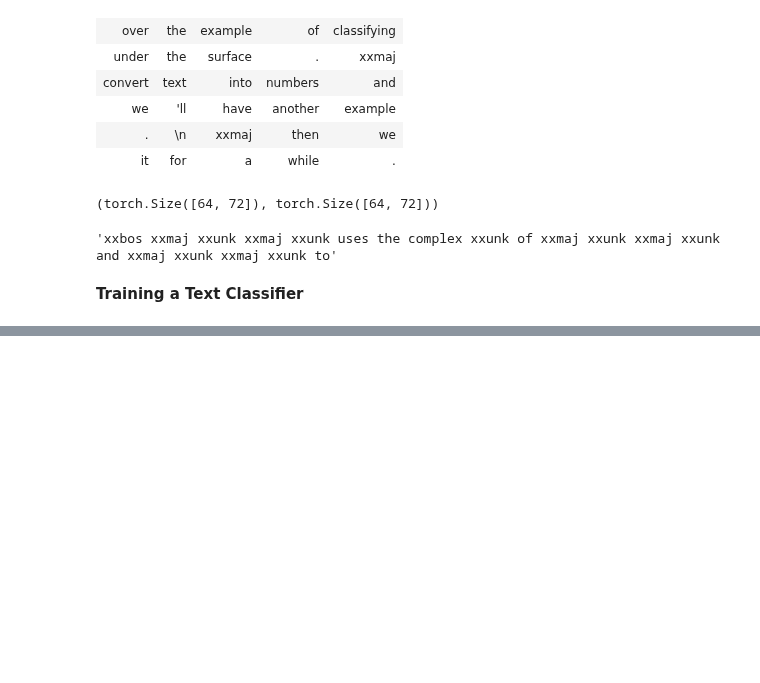
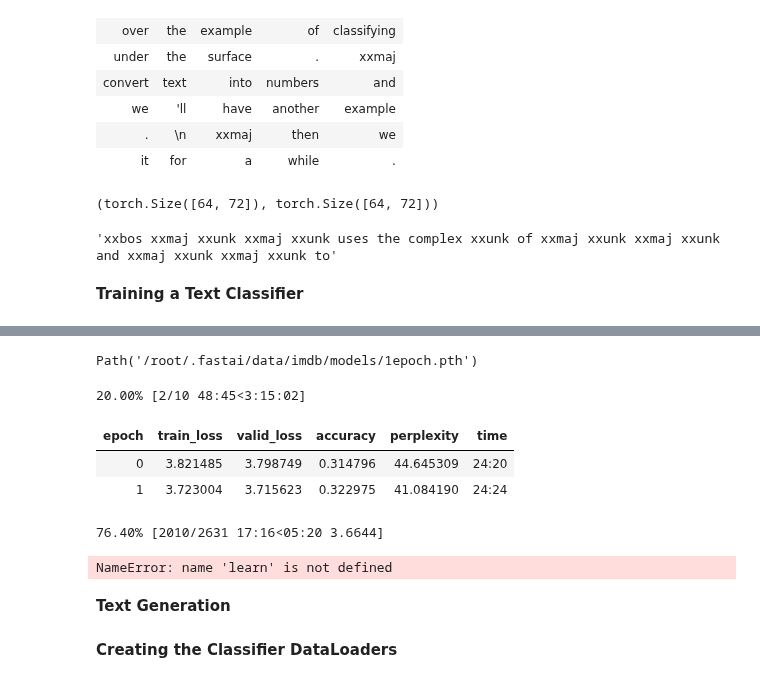
Before and after one commit to flyinacres/fastai-coursework, a Jupyter notebook: fastai-10.ipynb, the cells around one changed output, grey strips where cells are left out. Saved outputs shown, nothing was run; the diff lists cells and outputs as text; code cells hidden in the pictures; blank space fills up the shorter version.

Commit message:
Kaggle Notebook | fastai_10 | Version 5

```diff
--- a/fastai-10.ipynb
+++ b/fastai-10.ipynb
@@ -244,3 +244,10 @@ x.shape,y.shape
 'xxbos xxmaj xxunk xxmaj xxunk uses the complex xxunk of xxmaj xxunk xxmaj xxunk and xxmaj xxunk xxmaj xxunk to'
 # %% [markdown]
 **Training a Text Classifier**
+# %%
+get_imdb = partial(get_text_files, folders=['train', 'test', 'unsup'])
+
+dls_lm = DataBlock(
+    blocks=TextBlock.from_folder(path, is_lm=True),
+    get_items=get_imdb, splitter=RandomSplitter(0.1)
+).dataloaders(path, path=path, bs=128, seq_len=80)
@@ -246,0 +262,4 @@ x.shape,y.shape
+# %%
+learn = language_model_learner(
+    dls_lm, AWD_LSTM, drop_mult=0.3,
+    metrics=[accuracy, Perplexity()]).to_fp16()
@@ -246,0 +268,2 @@ x.shape,y.shape
+# %%
+learn.fit_one_cycle(1, 2e-2)
@@ -246,0 +275,21 @@ x.shape,y.shape
+# %%
+learn.save('1epoch')
+# %% [output]
+Path('/root/.fastai/data/imdb/models/1epoch.pth')
+# %%
+learn = learn.load('1epoch')
+# %%
+learn.unfreeze()
+learn.fit_one_cycle(10, 2e-3)
+# %% [output]
+20.00% [2/10 48:45<3:15:02]
+| epoch | train_loss | valid_loss | accuracy | perplexity | time |
+| 0 | 3.821485 | 3.798749 | 0.314796 | 44.645309 | 24:20 |
+| 1 | 3.723004 | 3.715623 | 0.322975 | 41.084190 | 24:24 |
+76.40% [2010/2631 17:16<05:20 3.6644]
+# %%
+learn.save_encoder('finetuned')
+# %% [output]
+NameError: name 'learn' is not defined
+# %% [markdown]
+**Text Generation**
@@ -246,0 +304,2 @@ x.shape,y.shape
+# %% [markdown]
+**Creating the Classifier DataLoaders**
```
Also changed, not shown: parts of 19 cells of this notebook.
